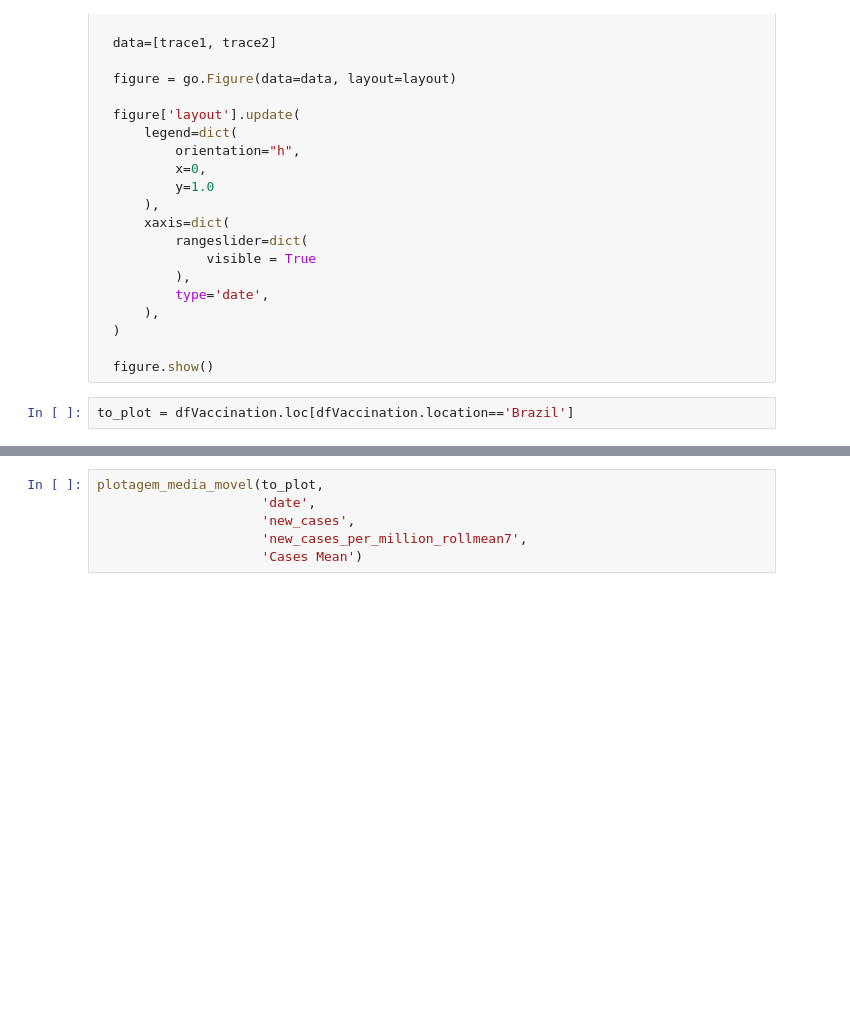
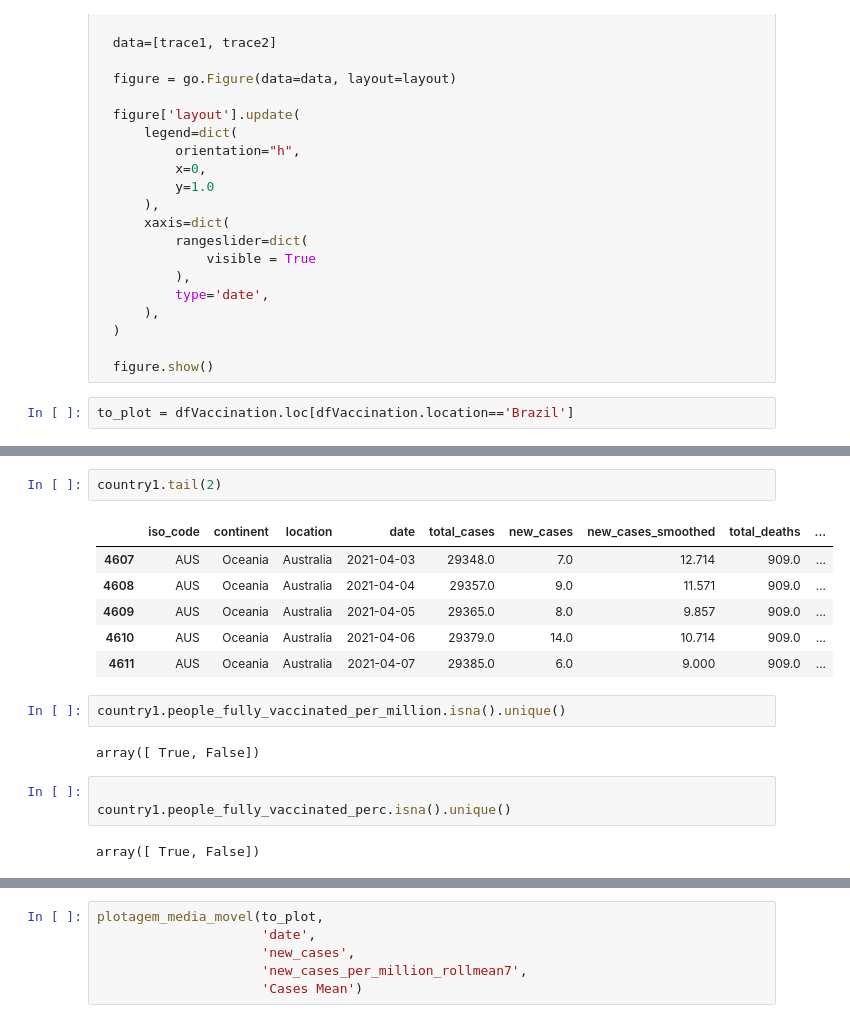
Before and after one commit to b4urock/COVID_vaccination, a Jupyter notebook: notebooks/covid_vaccination_analysis.ipynb, the cells around one changed output, grey strips where cells are left out. Drawn from its saved outputs; the diff is of its cells as text; blank space fills up the shorter version.

```diff
--- a/notebooks/covid_vaccination_analysis.ipynb
+++ b/notebooks/covid_vaccination_analysis.ipynb
@@ -173,3 +203,21 @@ country2 = dfVaccination.loc[dfVaccination.location=='United States']
+# %%
+country1.tail(2)
+# %% [output]
+|  | iso_code | continent | location | date | total_cases | new_cases | new_cases_smoothed | total_deaths | ... |
+| 4607 | AUS | Oceania | Australia | 2021-04-03 | 29348.0 | 7.0 | 12.714 | 909.0 | ... |
+| 4608 | AUS | Oceania | Australia | 2021-04-04 | 29357.0 | 9.0 | 11.571 | 909.0 | ... |
+| 4609 | AUS | Oceania | Australia | 2021-04-05 | 29365.0 | 8.0 | 9.857 | 909.0 | ... |
+| 4610 | AUS | Oceania | Australia | 2021-04-06 | 29379.0 | 14.0 | 10.714 | 909.0 | ... |
+| 4611 | AUS | Oceania | Australia | 2021-04-07 | 29385.0 | 6.0 | 9.000 | 909.0 | ... |
+# %%
+country1.people_fully_vaccinated_per_million.isna().unique()
+# %% [output]
+array([ True, False])
+# %%
+
+country1.people_fully_vaccinated_perc.isna().unique()
+# %% [output]
+array([ True, False])
 # %%
 
 country1['new_deaths'].sum()/country1['new_cases'].sum()*100
```
Also changed, not shown: parts of 12 cells of this notebook.
